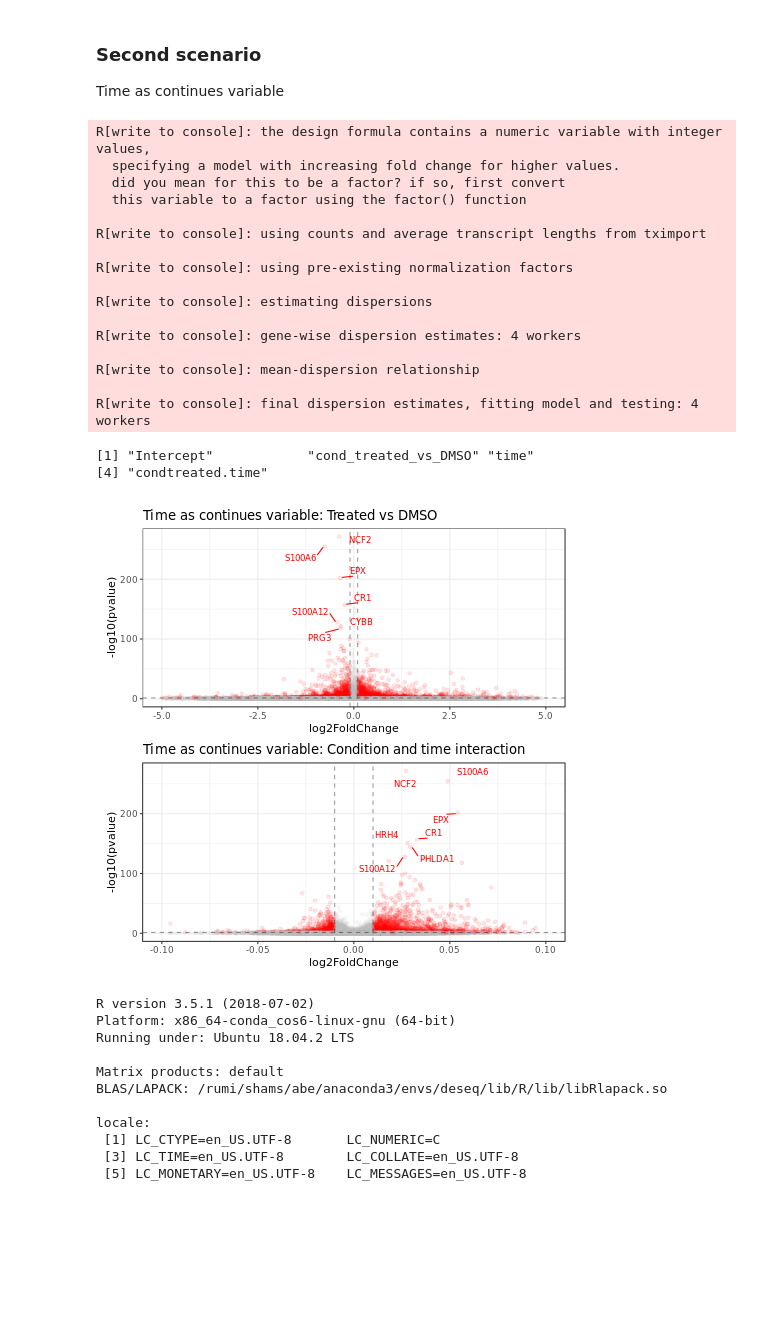
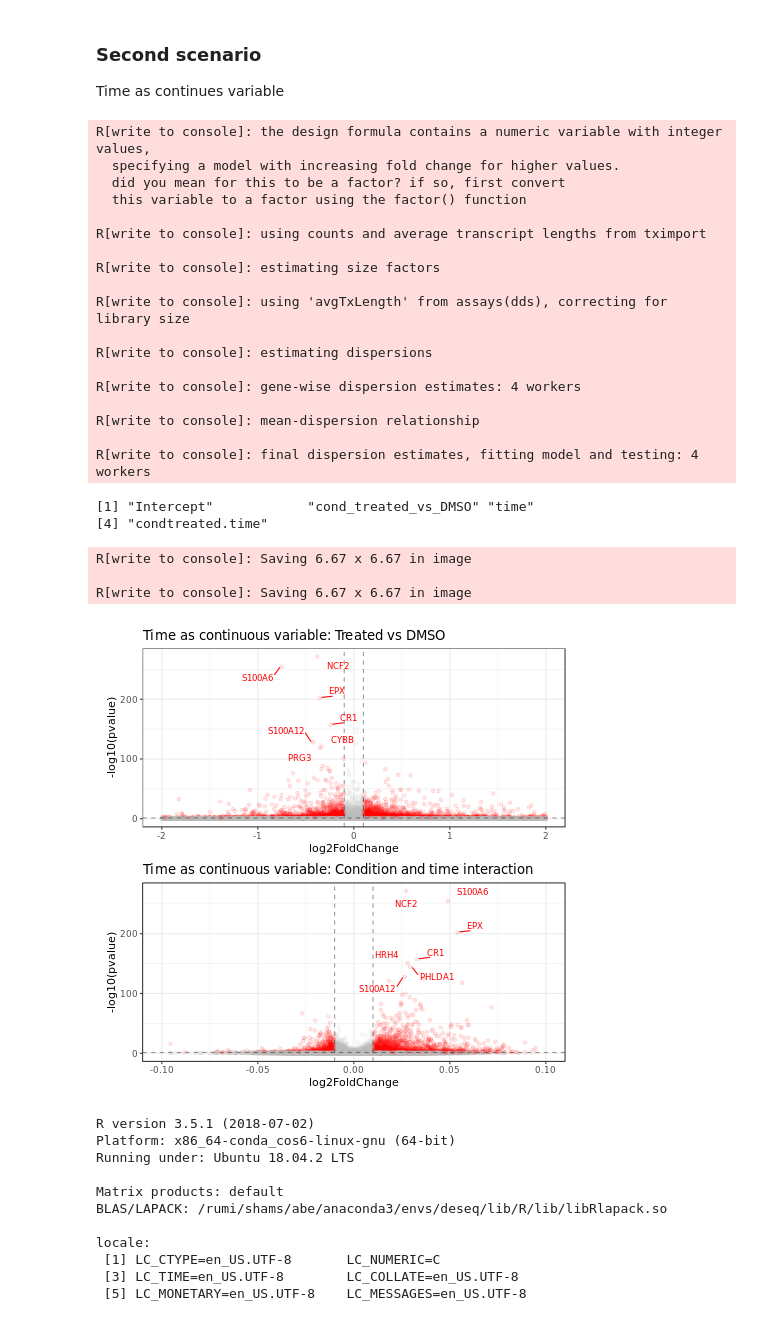
Before and after one commit to goodarzilab/Abe, a Jupyter notebook: People/Gilbertlab/Decitabine_treatment/time_RNA-seq/rna-seq.ipynb, the cells around one changed output. Saved outputs shown, nothing was run; the diff lists cells and outputs as text; code cells hidden in the pictures; blank space fills up the shorter version.

```diff
--- a/People/Gilbertlab/Decitabine_treatment/time_RNA-seq/rna-seq.ipynb
+++ b/People/Gilbertlab/Decitabine_treatment/time_RNA-seq/rna-seq.ipynb
@@ -52,7 +52,7 @@ plot_Save <- function (p, name_it){
 Load annotations
 # %%
 %%R
-GTF = '/rumi/shams/abe/genomes/hg38/gencode.v28/gencode.v28.annotation.gtf'
+GTF = '/rumi/shams/abe/genomes/hg38/gencode.v28.annotation.gtf'
 gtf <- rtracklayer::import(GTF)
 gene2name <- gtf[gtf$type == "gene"] %>% data.frame %>% column_to_rownames('gene_id') %>% dplyr::select('gene_name')
 
@@ -418,7 +488,7 @@ colData.T <- data.frame(
     row.names=colnames(txi$abundance))
 
 dds.T <- DESeqDataSetFromTximport(txi.gene, colData.T, ~cond + time + cond:time)
-dds.T <- DESeq(dds, test="LRT", reduced=~1, parallel=TRUE)
+dds.T <- DESeq(dds.T, test="LRT", reduced=~1, parallel=TRUE)
 # %% [output]
 R[write to console]: the design formula contains a numeric variable with integer values,
   specifying a model with increasing fold change for higher values.
@@ -427,7 +497,9 @@ R[write to console]: the design formula contains a numeric variable with integer
 
 R[write to console]: using counts and average transcript lengths from tximport
 
-R[write to console]: using pre-existing normalization factors
+R[write to console]: estimating size factors
+
+R[write to console]: using 'avgTxLength' from assays(dds), correcting for library size
 
 R[write to console]: estimating dispersions
 
@@ -444,16 +516,17 @@ resultsNames(dds)
 [4] "condtreated.time"
 # %%
 %%R
+res_cnt_time_T_vs_U = results(dds.T, name='cond_treated_vs_DMSO', parallel=T) %>%
+    data.frame %>% add_column(name = gene2name[rownames(dds.T),]) %>%
+    add_column(ensembl = rownames(dds.T) %>% substr(0, 15))
 
-res_cnt_time_T_vs_U = results(dds, name='cond_treated_vs_DMSO', parallel=T) %>%
-    data.frame %>% add_column(name = gene2name[rownames(dds),]) %>%
-    add_column(ensembl = rownames(dds) %>% substr(0, 15))
-
-p1 = plot_Volcano(res_cnt_time_T_vs_U, 0.1, title='Time as continues variable: Treated vs DMSO', x_min=-5,x_max=5)
+p1 = plot_Volcano(res_cnt_time_T_vs_U, 0.1, title='Time as continuous variable: Treated vs DMSO',
+                  x_min=-2,x_max=2)
 # %%
 %%R
-res_cnt_time = results(dds, name='condtreated.time', parallel=T) %>%
-    data.frame %>% add_column(name = gene2name[rownames(dds),]) %>%
-    add_column(ensembl = rownames(dds) %>% substr(0, 15))
+res_cnt_time = results(dds.T, name='condtreated.time', parallel=T) %>%
+    data.frame %>% add_column(name = gene2name[rownames(dds.T),]) %>%
+    add_column(ensembl = rownames(dds.T) %>% substr(0, 15))
 
-p2 = plot_Volcano(res_cnt_time, 0.01, title='Time as continues variable: Condition and time interaction', x_min=-0.1,x_max=0.1)
+p2 = plot_Volcano(res_cnt_time, 0.01, title='Time as continuous variable: Condition and time interaction',
+                  x_min=-0.1,x_max=0.1)
@@ -460,8 +544,12 @@ p2 = plot_Volcano(res_cnt_time, 0.01, title='Time as continues variable: Conditi
 # %%
 %%R
+plot_Save(p1 / p2, 'Volcano_time_continuous')
 p1 / p2
 # %% [output]
+R[write to console]: Saving 6.67 x 6.67 in image
+
+R[write to console]: Saving 6.67 x 6.67 in image
-[figure, old version]
+[figure, new version]
 # %%
 %%R
 sessionInfo()
```
Also changed, not shown: parts of 16 cells of this notebook, 23 other files.
